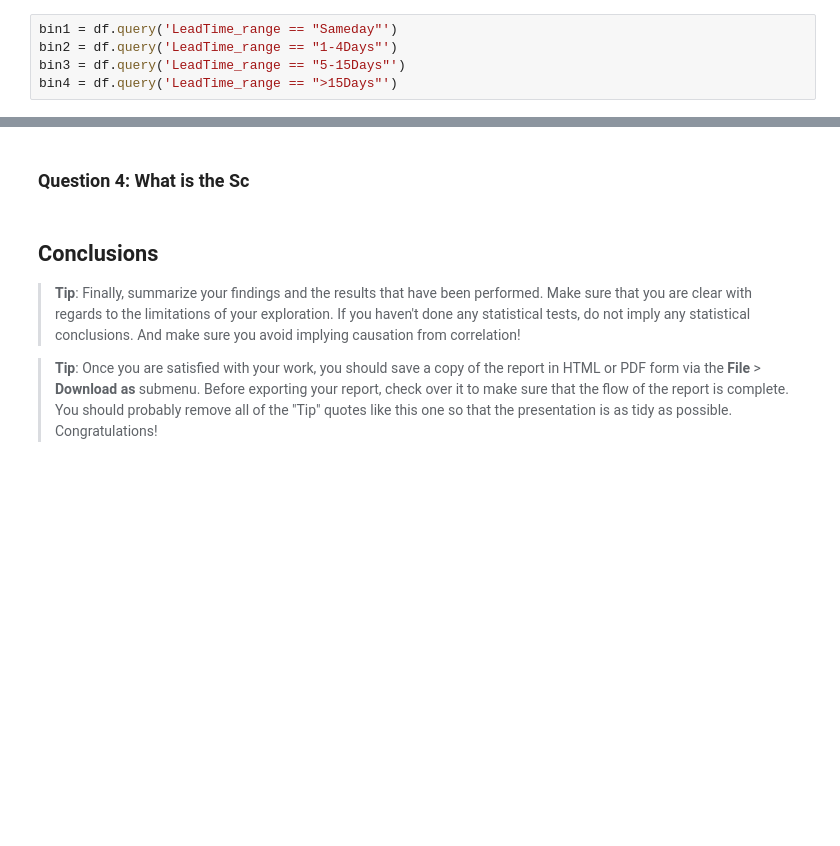
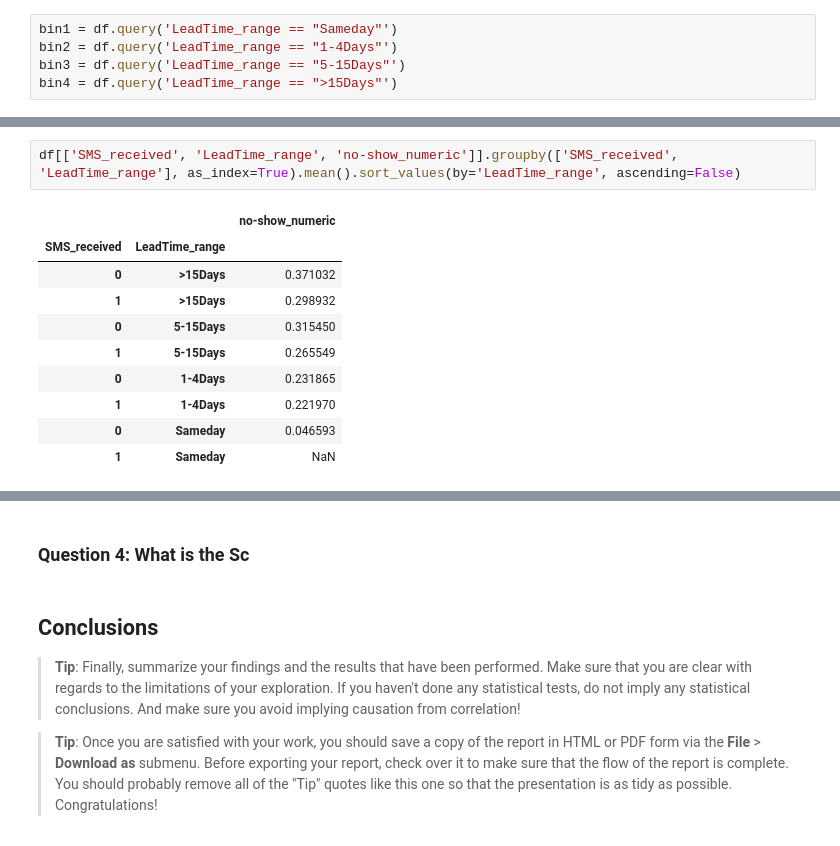
Before and after one commit to aaronschnider/medical-appointment-no-shows, a Jupyter notebook: Project - Medical Appointment No-Shows Analysis.ipynb, the cells around one changed output, grey strips where cells are left out. Saved outputs shown, nothing was run; the diff lists cells and outputs as text; blank space fills up the shorter version.

```diff
--- a/Project - Medical Appointment No-Shows Analysis.ipynb
+++ b/Project - Medical Appointment No-Shows Analysis.ipynb
@@ -372,0 +376,13 @@ Sameday : [-6, -1, 0]
+# %%
+df[['SMS_received', 'LeadTime_range', 'no-show_numeric']].groupby(['SMS_received', 'LeadTime_range'], as_index=True).mean().sort_values(by='LeadTime_range', ascending=False)
+# %% [output]
+|  |  | no-show_numeric |
+| SMS_received | LeadTime_range |  |
+| 0 | >15Days | 0.371032 |
+| 1 | >15Days | 0.298932 |
+| 0 | 5-15Days | 0.315450 |
+| 1 | 5-15Days | 0.265549 |
+| 0 | 1-4Days | 0.231865 |
+| 1 | 1-4Days | 0.221970 |
+| 0 | Sameday | 0.046593 |
+| 1 | Sameday | NaN |
```
Also changed, not shown: parts of 9 cells of this notebook.
